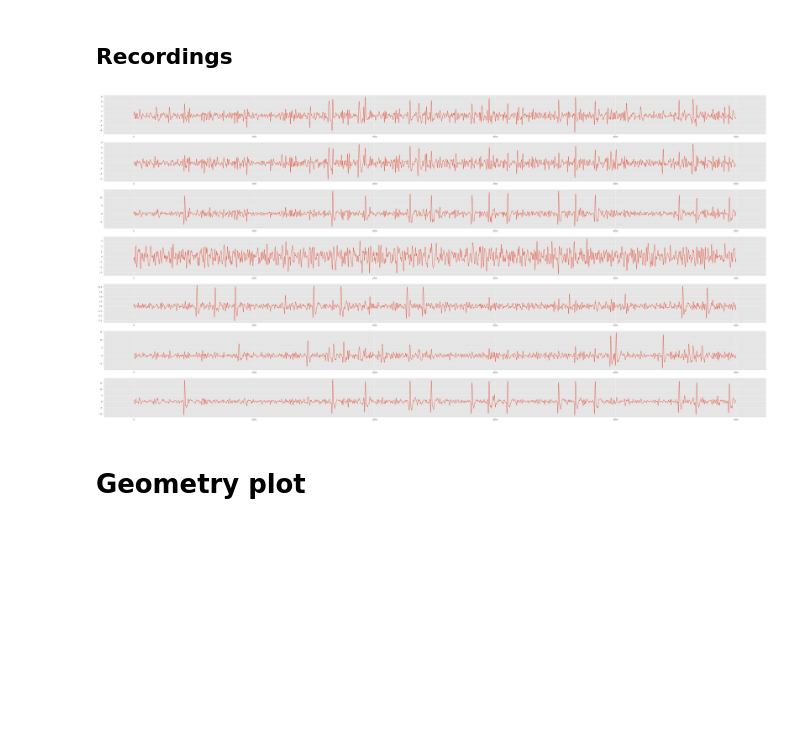
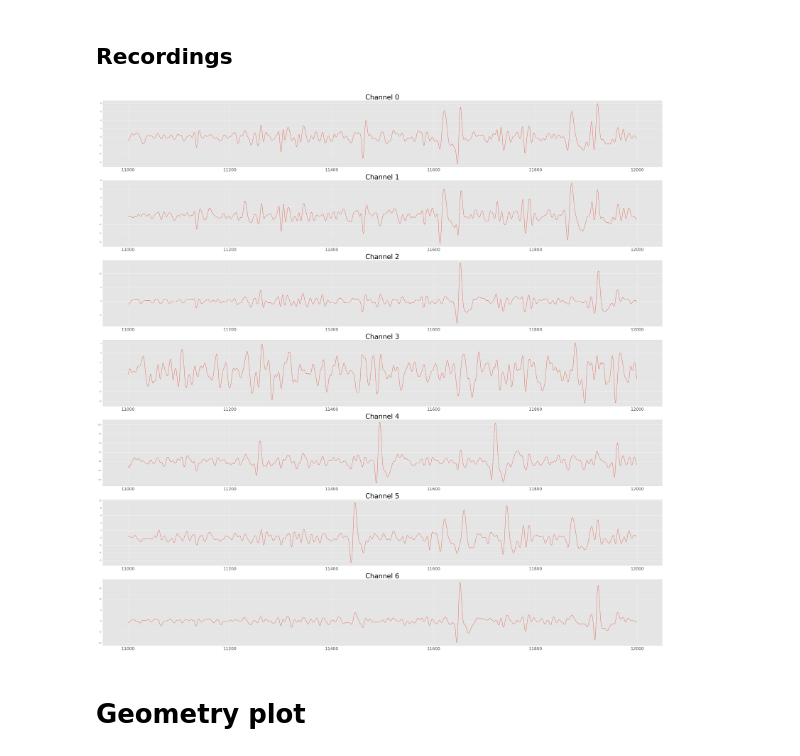
Before and after one commit to edublancas/neural-clustering, a Jupyter notebook: notebooks/data-loading.ipynb, the cells around one changed output. Saved outputs shown, nothing was run; the diff lists cells and outputs as text; code cells hidden in the pictures; blank space fills up the shorter version.

Commit message:
plotting t in series plot

```diff
--- a/notebooks/data-loading.ipynb
+++ b/notebooks/data-loading.ipynb
@@ -64,10 +64,10 @@ explorer_train = SpikeTrainExplorer(templates,
 # %% [markdown]
 ## Recordings
 # %%
-plt.rcParams['figure.figsize'] = (60, 30)
-explorer_rec.plot_series(from_time=10000, to_time=15000)
+plt.rcParams['figure.figsize'] = (60, 60)
+explorer_rec.plot_series(from_time=11000, to_time=12000)
 # %% [output]
-[figure, old version]
+[figure, new version]
 # %% [markdown]
 # Geometry plot
 # %%
```
Also changed, not shown: parts of 11 cells of this notebook, 1 other file.
